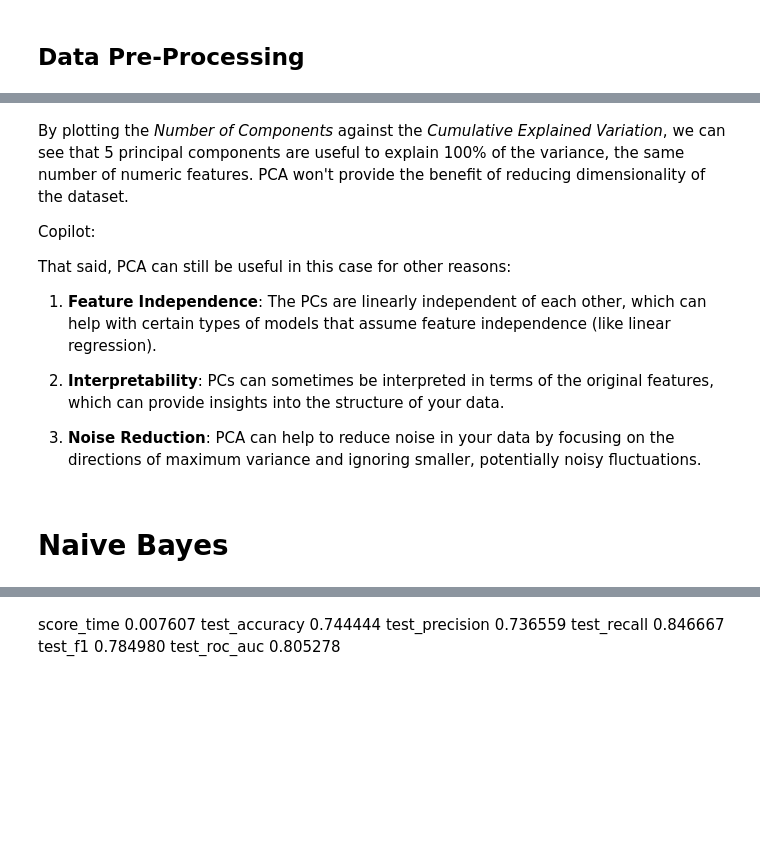
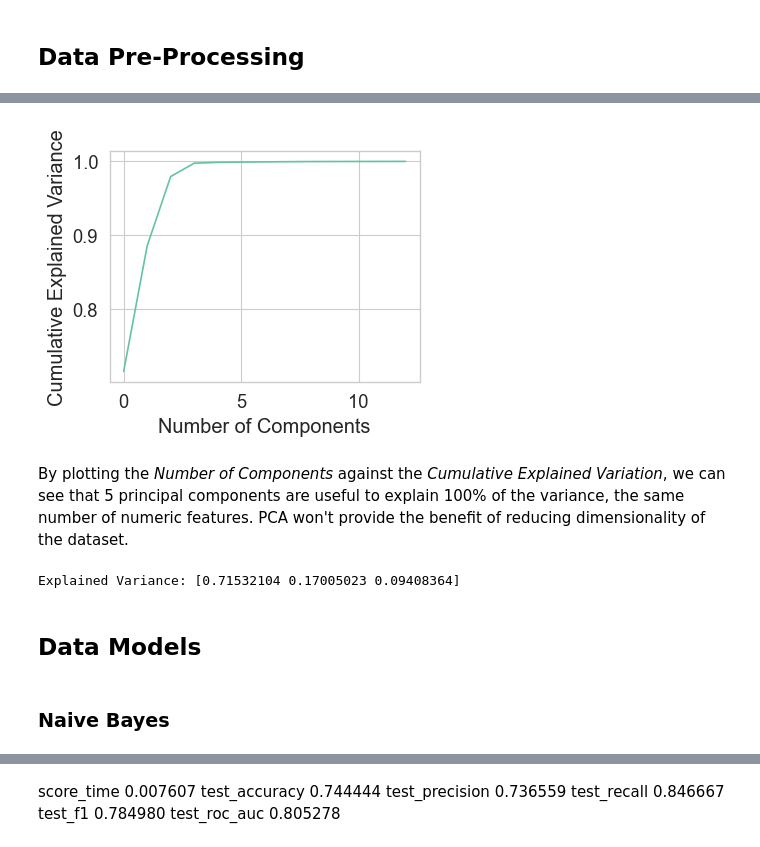
Before and after one commit to diogocerveira/heart-prediese, a Jupyter notebook: DACO_Project.ipynb, the cells around one changed output, grey strips where cells are left out. Drawn from its saved outputs; the diff is of its cells as text; code cells hidden in the pictures; blank space fills up the shorter version.

```diff
--- a/DACO_Project.ipynb
+++ b/DACO_Project.ipynb
@@ -166,36 +127,29 @@ Disadvantages of using PCA:
 # %%
 from sklearn.decomposition import PCA
 
-X_pca = X[numericalFeatures]
 
-pca = PCA(n_components=len(X_pca.columns))
-pca_result = pca.fit_transform(X_pca)
+pca = PCA(n_components=len(X.columns))
+pca.fit(X)
+X_pca = pca.transform(X)
+
 
 explained_variance = pca.explained_variance_ratio_
 
 # plot no of components vs cumulative explained variance
 explained_variance = np.cumsum(pca.explained_variance_ratio_)
 plt.figure(figsize=(4, 3))
 plt.plot(explained_variance, )
 plt.xlabel('Number of Components')
 plt.ylabel('Cumulative Explained Variance')
 plt.show()
+# %% [output]
+[figure, added]
 # %% [markdown]
 By plotting the *Number of Components* against the *Cumulative Explained Variation*, we can see that 5 principal components are useful to explain 100% of the variance, the same number of numeric features. PCA won't provide the benefit of reducing dimensionality of the dataset.
-
-Copilot:
-
-That said, PCA can still be useful in this case for other reasons:
-
-1. **Feature Independence**: The PCs are linearly independent of each other, which can help with certain types of models that assume feature independence (like linear regression).
-
-2. **Interpretability**: PCs can sometimes be interpreted in terms of the original features, which can provide insights into the structure of your data.
-
-3. **Noise Reduction**: PCA can help to reduce noise in your data by focusing on the directions of maximum variance and ignoring smaller, potentially noisy fluctuations.
 # %%
 from mpl_toolkits.mplot3d import Axes3D
 
-nPCs = 5
+nPCs = 3
 pca = PCA(n_components=nPCs)
 pca_result = pca.fit_transform(X_pca)
 
@@ -210,3 +164,7 @@ pca_df = pd.DataFrame(data=pca_result, columns=["PC" + str(i + 1) for i in range
 X_oneHot_PCAed = pd.concat([pca_df, X_oneHot.drop(X_oneHot.columns, axis=1)], axis=1)
 
 # print(X_oneHot_PCAed.columns)
+# %% [output]
+Explained Variance: [0.71532104 0.17005023 0.09408364]
+# %% [markdown]
+## Data Models
@@ -213,2 +181,2 @@ X_oneHot_PCAed = pd.concat([pca_df, X_oneHot.drop(X_oneHot.columns, axis=1)], ax
 # %% [markdown]
-# Naive Bayes
+### Naive Bayes
```
Also changed, not shown: parts of 17 cells of this notebook, 8 other files.
